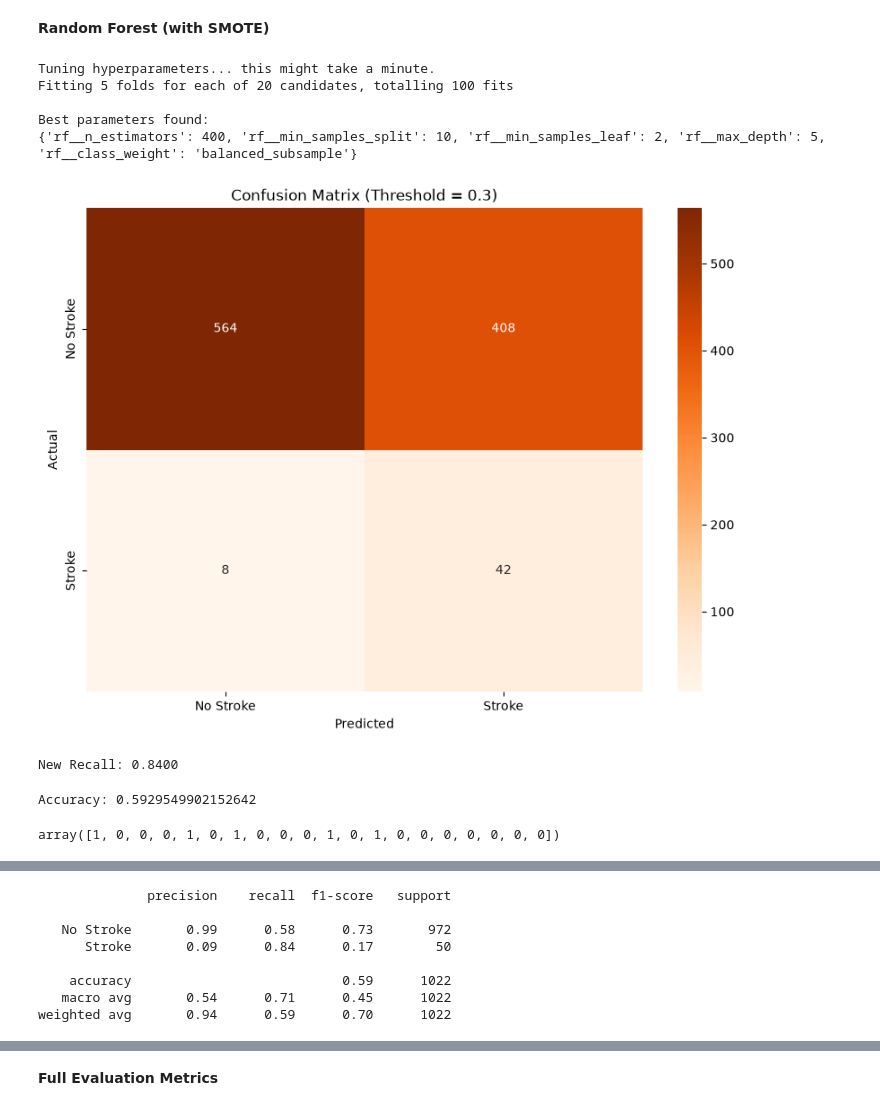
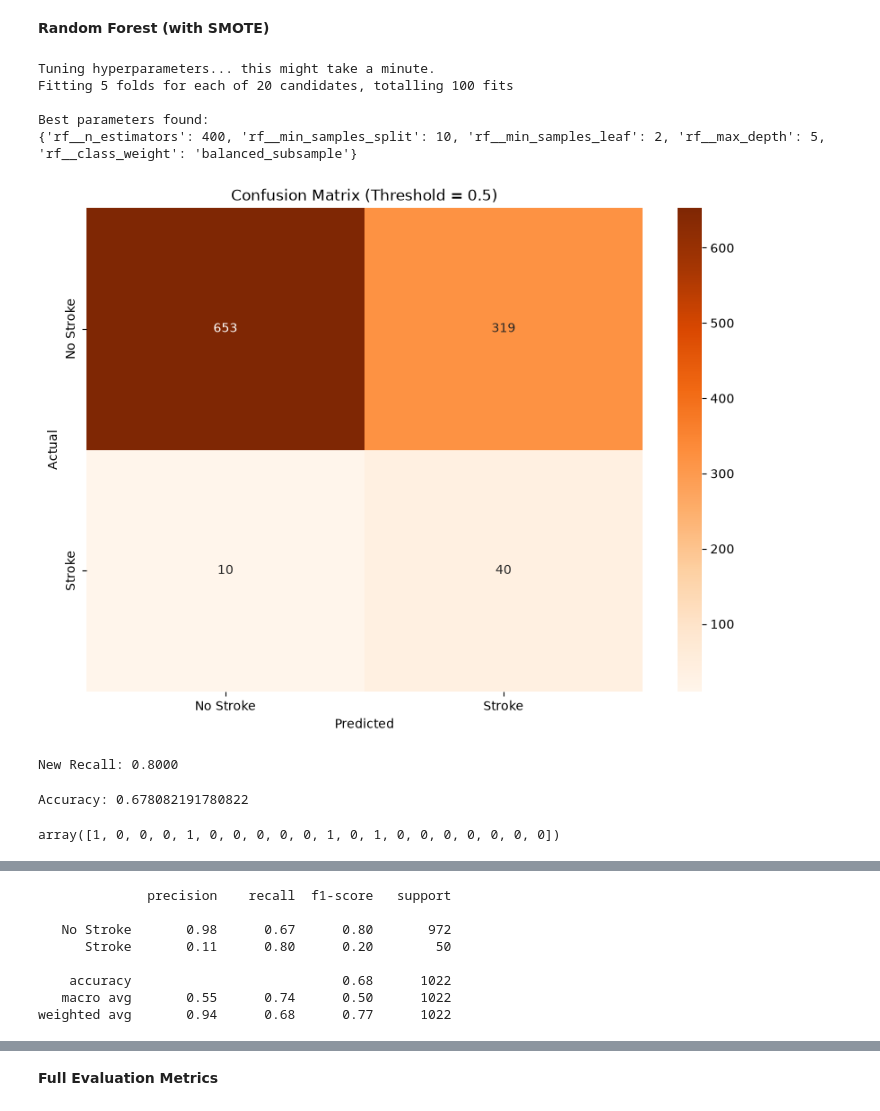
Before and after one commit to bn1ce/stroke_prediction, a Jupyter notebook: Random_Forest.ipynb, the cells around one changed output, grey strips where cells are left out. Drawn from its saved outputs; the diff is of its cells as text; code cells hidden in the pictures.

```diff
--- a/Random_Forest.ipynb
+++ b/Random_Forest.ipynb
@@ -507,45 +507,45 @@ print(f"\nBest parameters found:\n{rf_search.best_params_}")
 # 1. Get the raw probabilities for the stroke class (Class 1)
 y_pred_proba = rf_model.predict_proba(X_test_scaled)[:, 1]
 
 # 2. Set a custom, lower threshold (e.g., 30% instead of 50%)
-custom_threshold = 0.30
+custom_threshold = 0.50
 
 # 3. Create new predictions based on this threshold
 y_pred_lower_threshold = (y_pred_proba >= custom_threshold).astype(int)
 
 # 4. Check the new confusion matrix
 cm_new = confusion_matrix(y_test, y_pred_lower_threshold)
 
 plt.figure(figsize=(10,7))
 sns.heatmap(cm_new, annot=True, fmt='d', cmap='Oranges',
             xticklabels=['No Stroke', 'Stroke'],
             yticklabels=['No Stroke', 'Stroke'])
 plt.xlabel('Predicted')
 plt.ylabel('Actual')
 plt.title(f'Confusion Matrix (Threshold = {custom_threshold})')
 plt.show()
 
 print(f"New Recall: {recall_score(y_test, y_pred_lower_threshold):.4f}")
 
 # 5. Overwrite y_pred so the rest of the notebook uses these new results
 y_pred = y_pred_lower_threshold
 # %% [output]
 Tuning hyperparameters... this might take a minute.
 Fitting 5 folds for each of 20 candidates, totalling 100 fits
 
 Best parameters found:
 {'rf__n_estimators': 400, 'rf__min_samples_split': 10, 'rf__min_samples_leaf': 2, 'rf__max_depth': 5, 'rf__class_weight': 'balanced_subsample'}
-[figure, old version]
+[figure, new version]
-New Recall: 0.8400
+New Recall: 0.8000
 # %%
 accuracy = accuracy_score(y_test, y_pred)
 print("Accuracy:", accuracy)
 # %% [output]
-Accuracy: 0.5929549902152642
+Accuracy: 0.678082191780822
 # %%
 y_pred[:20]
 # %% [output]
-array([1, 0, 0, 0, 1, 0, 1, 0, 0, 0, 1, 0, 1, 0, 0, 0, 0, 0, 0, 0])
+array([1, 0, 0, 0, 1, 0, 0, 0, 0, 0, 1, 0, 1, 0, 0, 0, 0, 0, 0, 0])
 # %%
 y_test[:20]
 # %% [output]
@@ -571,12 +571,12 @@ print(classification_report(y_test, y_pred, target_names=['No Stroke','Stroke'])
 # %% [output]
               precision    recall  f1-score   support
 
-   No Stroke       0.99      0.58      0.73       972
-      Stroke       0.09      0.84      0.17        50
+   No Stroke       0.98      0.67      0.80       972
+      Stroke       0.11      0.80      0.20        50
 
-    accuracy                           0.59      1022
-   macro avg       0.54      0.71      0.45      1022
-weighted avg       0.94      0.59      0.70      1022
+    accuracy                           0.68      1022
+   macro avg       0.55      0.74      0.50      1022
+weighted avg       0.94      0.68      0.77      1022
 # %%
 cm = confusion_matrix(y_test, y_pred)
 
```
Also changed, not shown: parts of 6 cells of this notebook, 2 other files.
